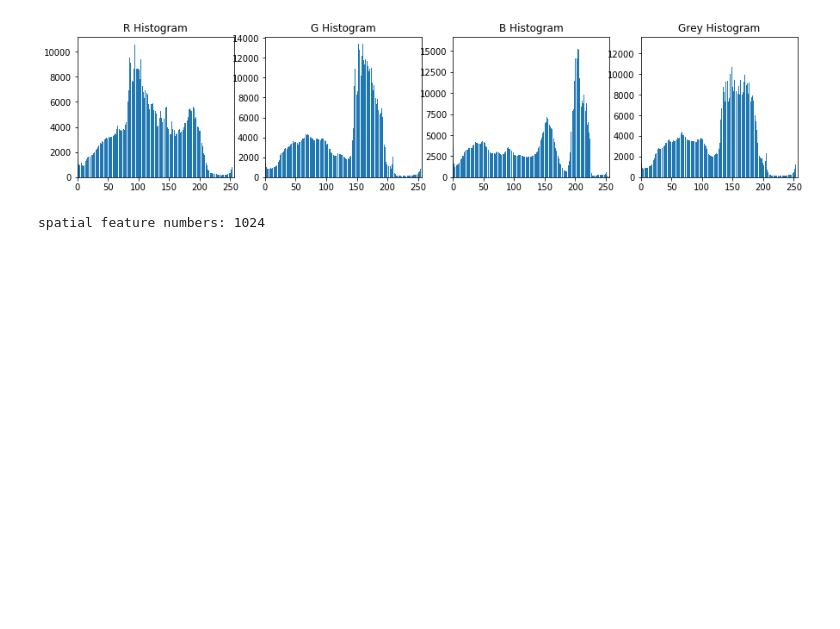
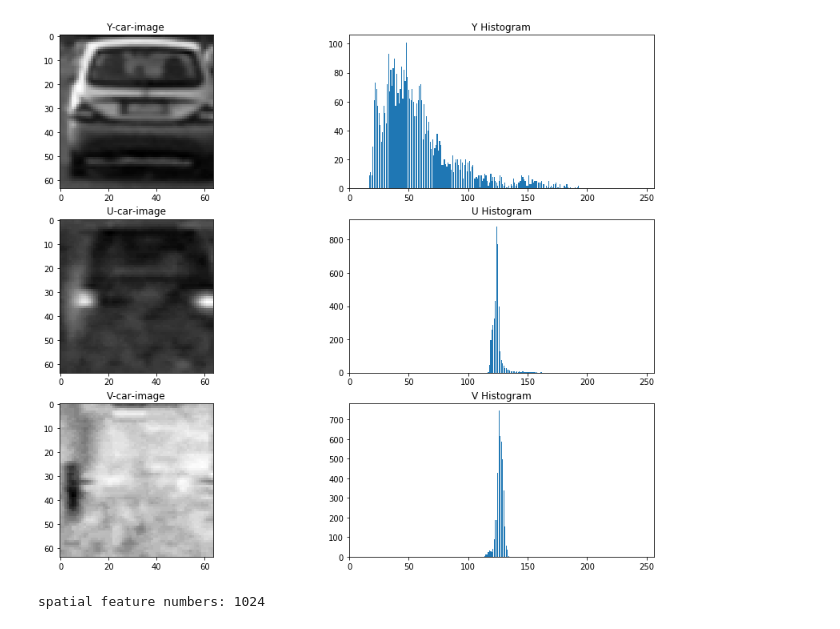
Before and after one commit to SuaiChen/CarND-Vehicle-Detection, a Jupyter notebook: Vehicle-Detection.ipynb, the cells around one changed output. Saved outputs shown, nothing was run; the diff lists cells and outputs as text; code cells hidden in the pictures; blank space fills up the shorter version.

```diff
--- a/Vehicle-Detection.ipynb
+++ b/Vehicle-Detection.ipynb
@@ -22,36 +31,41 @@ plt.imshow(grey_image, cmap='Greys_r')
 # %%
 import numpy as np
 def show_histogram(image):
-    rhist = np.histogram(image[:,:,0], bins=256, range=(0, 256))
-    ghist = np.histogram(image[:,:,1], bins=256, range=(0, 256))
-    bhist = np.histogram(image[:,:,2], bins=256, range=(0, 256))
-    greyhist = np.histogram(rgb2gray(image), bins=256, range=(0, 256))
+    image = cv2.cvtColor(image, cv2.COLOR_RGB2YUV)
+    rhist = np.histogram(image[:,:,0]*255, bins=256, range=(0, 256))
+    ghist = np.histogram(image[:,:,1]*255, bins=256, range=(0, 256))
+    bhist = np.histogram(image[:,:,2]*255, bins=256, range=(0, 256))
 
     bin_centers = rhist[1][:-1]
 
-    fig = plt.figure(figsize=(15,3))
-    plt.subplot(141)
+    fig = plt.figure(figsize=(15,12))
+    plt.subplot(321)
+    plt.title('Y-car-image')
+    plt.imshow(image[:,:,0]*255, cmap='Greys_r')
+    plt.subplot(322)
     plt.bar(bin_centers, rhist[0])
     plt.xlim(0, 256)
-    plt.title('R Histogram')
-    plt.subplot(142)
+    plt.title('Y Histogram')
+    plt.subplot(323)
+    plt.title('U-car-image')
+    plt.imshow(image[:,:,1]*255, cmap='Greys_r')
+    plt.subplot(324)
     plt.bar(bin_centers, ghist[0])
     plt.xlim(0, 256)
-    plt.title('G Histogram')
-    plt.subplot(143)
+    plt.title('U Histogram')
+    plt.subplot(325)
+    plt.title('V-car-image')
+    plt.imshow(image[:,:,2]*255, cmap='Greys_r')
+    plt.subplot(326)
     plt.bar(bin_centers, bhist[0])
     plt.xlim(0, 256)
-    plt.title('B Histogram')
-    plt.subplot(144)
-    plt.bar(bin_centers, greyhist[0])
-    plt.xlim(0, 256)
-    plt.title('Grey Histogram')
+    plt.title('V Histogram')
     plt.show()
     return
 
-show_histogram(image)
+show_histogram(image_car)
 # %% [output]
-[figure, old version]
+[figure, new version]
 # %%
 #Compute spatial features
 def bin_spatial_old(img, size=(32, 32)):
```
Also changed, not shown: parts of 13 cells of this notebook, 10 other files.
